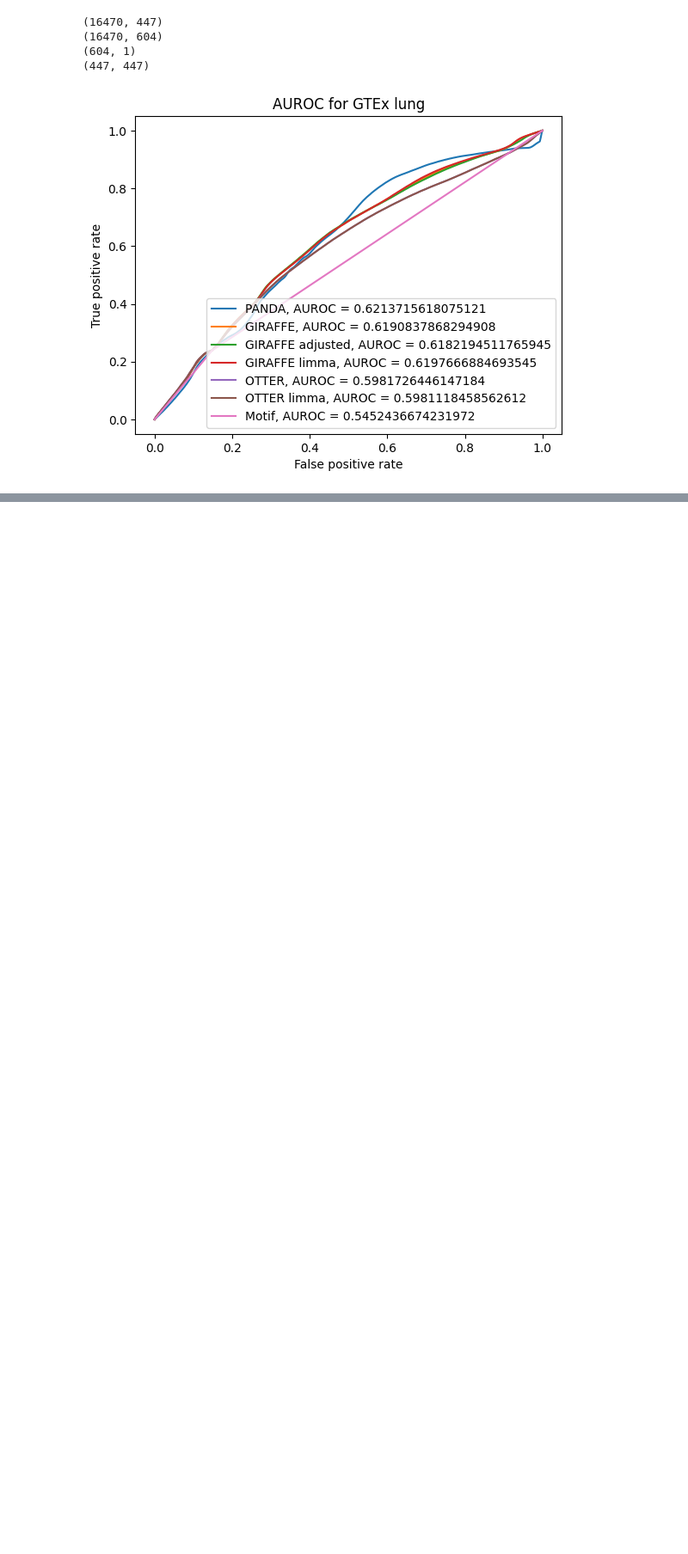
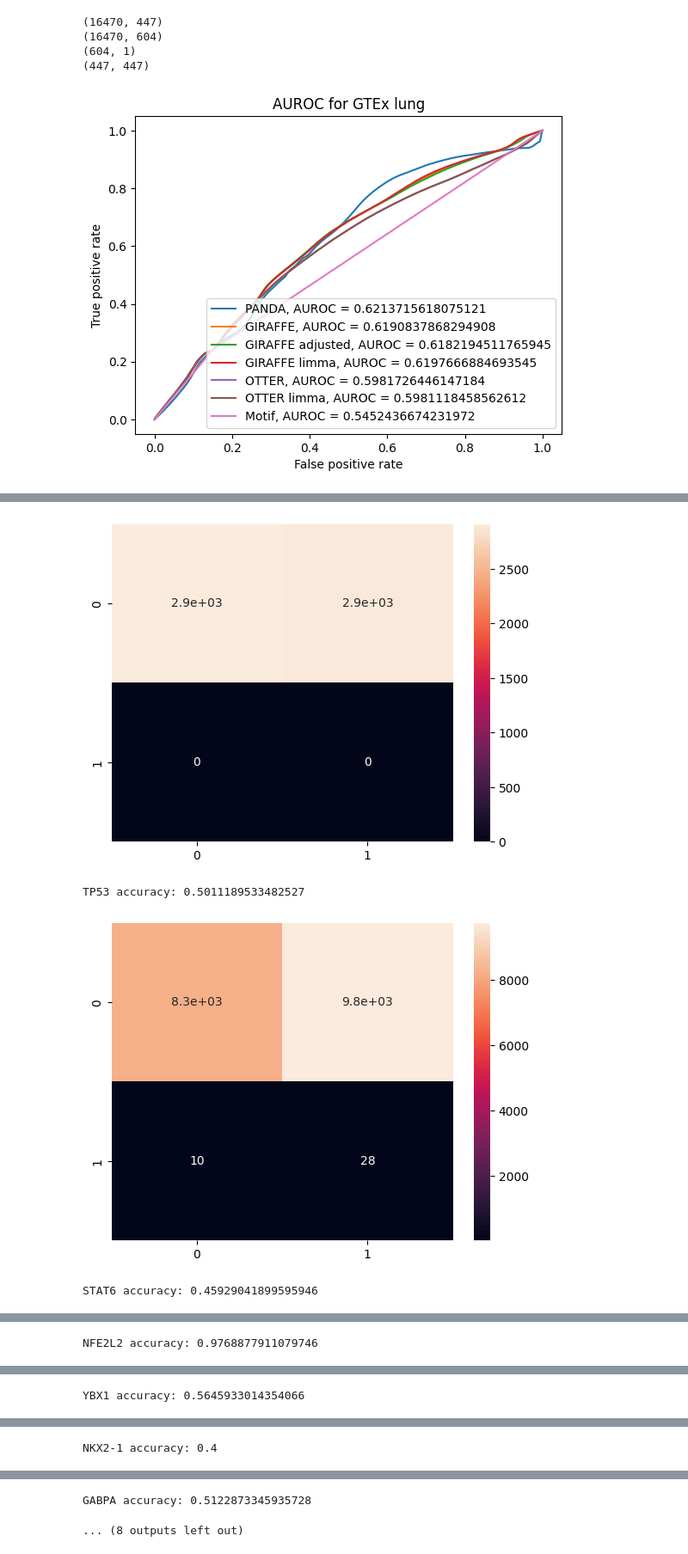
Before and after one commit to soelmicheletti/giraffe, a Jupyter notebook: notebooks/Lung.ipynb, the cells around one changed output, grey strips where cells are left out. Shown: that part at 86% size. Drawn from its saved outputs; the diff is of its cells as text; code cells hidden in the pictures; blank space fills up the shorter version.

```diff
--- a/notebooks/Lung.ipynb
+++ b/notebooks/Lung.ipynb
@@ -104,0 +113,48 @@ plt.show()
+# %%
+interventions = ['TP53', 'STAT6', 'NFE2L2', 'YBX1', 'NKX2-1', 'GABPA', 'ETS2', 'NFYA', 'RELB', 'TFAP2C']
+# %%
+def intervention_score(R, intervention_name):
+    tf_index = list(R.columns).index(intervention_name)
+    bpath = "data/lung/raw/"
+    intervention = pd.read_csv(bpath + intervention_name + '.csv')[['Target Gene', 'Mean Expr. of Control', 'Mean Expr. of Treat']]
+    intervention['diff'] = intervention[intervention.columns[1]] > intervention[intervention.columns[2]]
+    diffs = [np.abs(intervention[intervention.columns[1]].to_numpy() - intervention[intervention.columns[2]].to_numpy())]
+    diffs.sort()
+    thr = diffs[0][int(len(diffs) * 0.7)]
+    score = 0
+    tot = 0
+    mm = 0
+    mp = 0
+    pm = 0
+    pp = 0
+    for i in range(intervention.shape[0]):
+        gene = intervention.iloc[i]['Target Gene']
+        if gene not in expression.index:
+            continue
+        if np.abs(intervention.loc[i][intervention.columns[1]] - intervention.loc[i][intervention.columns[2]]) < thr:
+            continue
+        tot += 1
+        if R.to_numpy()[list(R.index).index(gene), tf_index] > 0:
+            if intervention.iloc[i]['diff']:
+                pp += 1
+                score += 1
+            else:
+                pm += 1
+        else:
+            if not intervention.iloc[i]['diff']:
+                mm += 1
+                score += 1
+            else:
+                mp += 1
+    sn.heatmap(data = [[pp, pm], [mp, mm]], annot = True)
+    plt.show()
+    print(intervention_name + " accuracy: " + str(score / tot))
+# %%
+# GIRAFFE
+for intervention in interventions:
+    intervention_score(pd.DataFrame(giraffe_regulation, index = expression.index, columns = motif.columns), intervention)
+# %% [output]
+[figure, added]
+TP53 accuracy: 0.5011189533482527
+[figure, added]
+STAT6 accuracy: 0.45929041899595946
@@ -104,0 +162 @@ plt.show()
+NFE2L2 accuracy: 0.9768877911079746
@@ -104,0 +164 @@ plt.show()
+YBX1 accuracy: 0.5645933014354066
@@ -104,0 +166 @@ plt.show()
+NKX2-1 accuracy: 0.4
@@ -104,0 +168,2 @@ plt.show()
+GABPA accuracy: 0.5122873345935728
+... (8 outputs left out)
```
Also changed, not shown: parts of 4 cells of this notebook, 3 other files.
